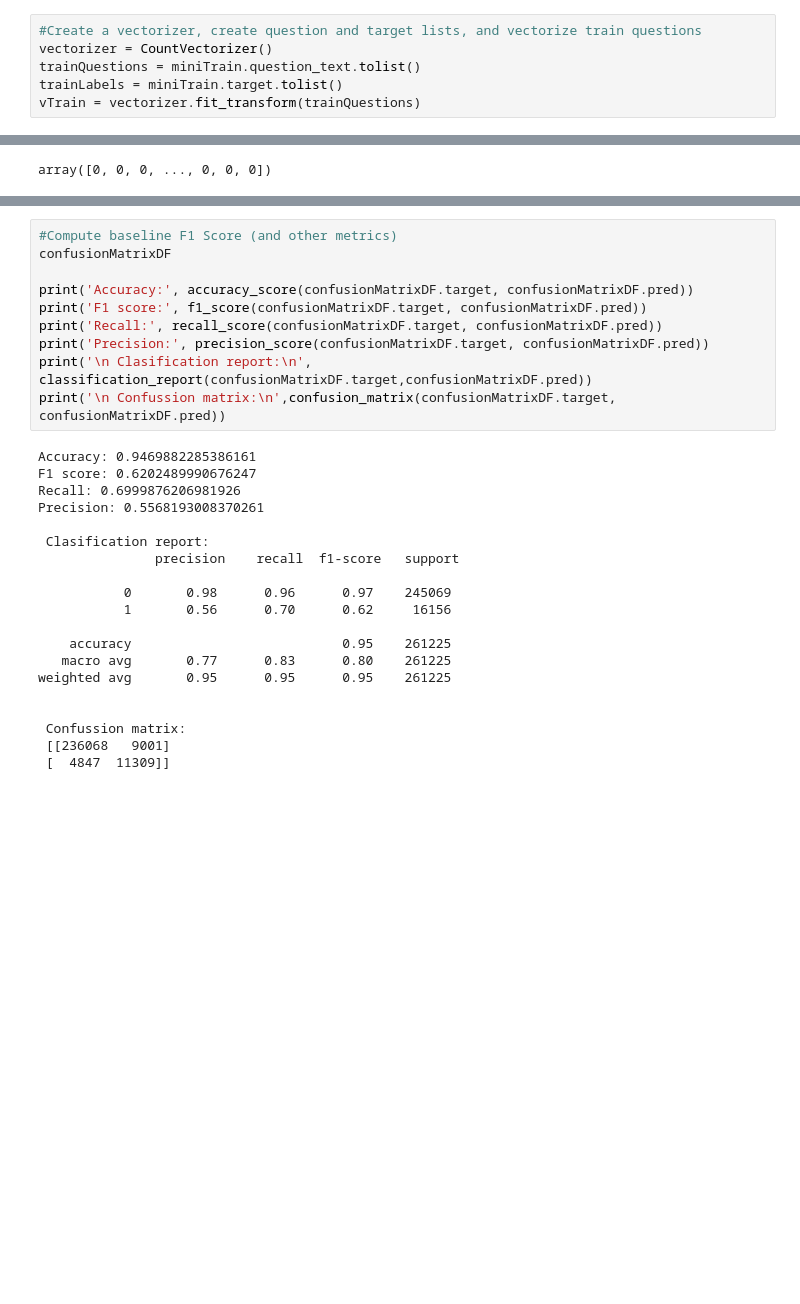
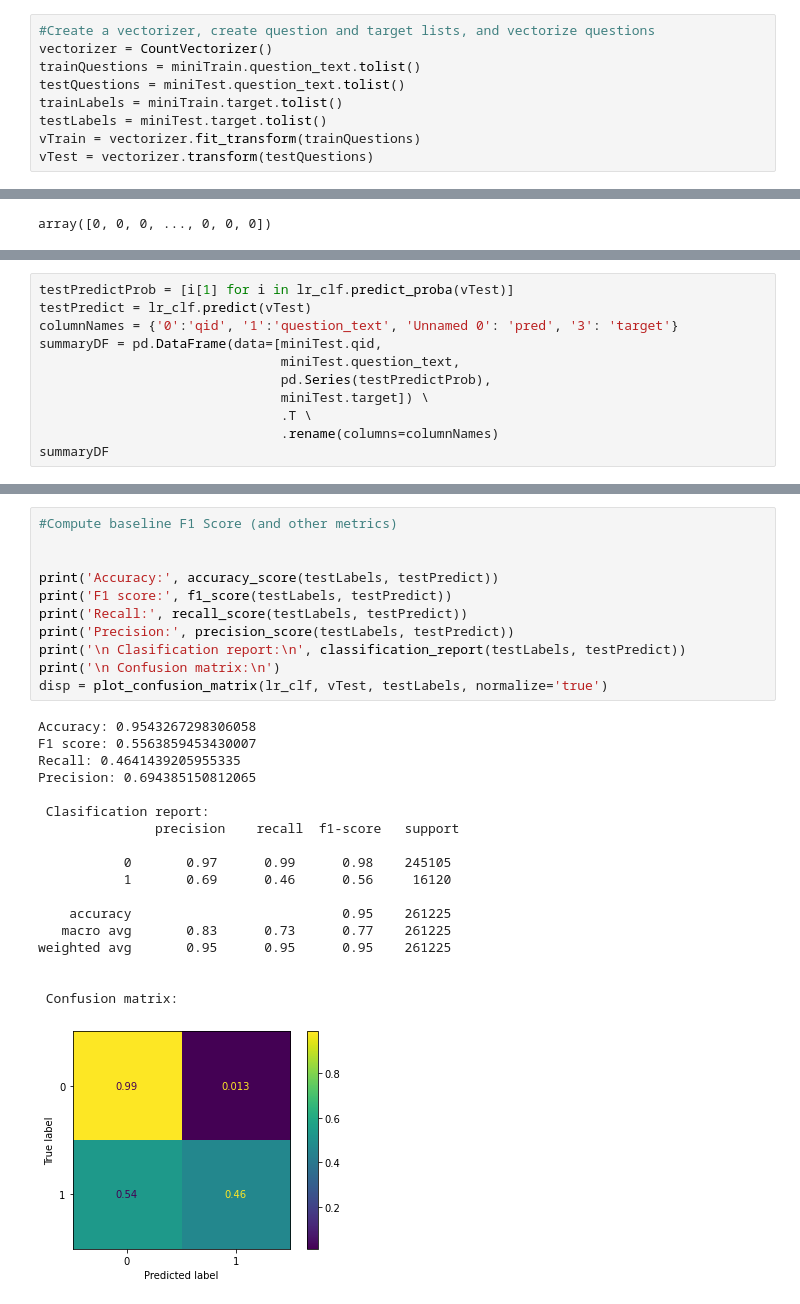
Before and after one commit to orgoca/W207FinalProject, a Jupyter notebook: Project2EDA.ipynb, the cells around one changed output, grey strips where cells are left out. Drawn from its saved outputs; the diff is of its cells as text; blank space fills up the shorter version.

```diff
--- a/Project2EDA.ipynb
+++ b/Project2EDA.ipynb
@@ -62,9 +71,12 @@ miniTest = pd.read_csv('miniTest.csv')
 # %%
-#Create a vectorizer, create question and target lists, and vectorize train questions
+#Create a vectorizer, create question and target lists, and vectorize questions
 vectorizer = CountVectorizer()
 trainQuestions = miniTrain.question_text.tolist()
+testQuestions = miniTest.question_text.tolist()
 trainLabels = miniTrain.target.tolist()
+testLabels = miniTest.target.tolist()
 vTrain = vectorizer.fit_transform(trainQuestions)
+vTest = vectorizer.transform(testQuestions)
 # %%
 #What is the vocabulary size, and create a bag of words
 print("vocab size: ", vTrain.shape)
@@ -219,0 +136,11 @@ See the caveats in the documentation: https://pandas.pydata.org/pandas-docs/stab
+# %%
+testPredictProb = [i[1] for i in lr_clf.predict_proba(vTest)]
+testPredict = lr_clf.predict(vTest)
+columnNames = {'0':'qid', '1':'question_text', 'Unnamed 0': 'pred', '3': 'target'}
+summaryDF = pd.DataFrame(data=[miniTest.qid,
+                               miniTest.question_text,
+                               pd.Series(testPredictProb),
+                               miniTest.target]) \
+                               .T \
+                               .rename(columns=columnNames)
+summaryDF
@@ -220,30 +161,30 @@ See the caveats in the documentation: https://pandas.pydata.org/pandas-docs/stab
 # %%
 #Compute baseline F1 Score (and other metrics)
-confusionMatrixDF
 
-print('Accuracy:', accuracy_score(confusionMatrixDF.target, confusionMatrixDF.pred))
-print('F1 score:', f1_score(confusionMatrixDF.target, confusionMatrixDF.pred))
-print('Recall:', recall_score(confusionMatrixDF.target, confusionMatrixDF.pred))
-print('Precision:', precision_score(confusionMatrixDF.target, confusionMatrixDF.pred))
-print('\n Clasification report:\n', classification_report(confusionMatrixDF.target,confusionMatrixDF.pred))
-print('\n Confussion matrix:\n',confusion_matrix(confusionMatrixDF.target, confusionMatrixDF.pred))
+
+print('Accuracy:', accuracy_score(testLabels, testPredict))
+print('F1 score:', f1_score(testLabels, testPredict))
+print('Recall:', recall_score(testLabels, testPredict))
+print('Precision:', precision_score(testLabels, testPredict))
+print('\n Clasification report:\n', classification_report(testLabels, testPredict))
+print('\n Confusion matrix:\n')
+disp = plot_confusion_matrix(lr_clf, vTest, testLabels, normalize='true')
 # %% [output]
-Accuracy: 0.9469882285386161
-F1 score: 0.6202489990676247
-Recall: 0.6999876206981926
-Precision: 0.5568193008370261
+Accuracy: 0.9543267298306058
+F1 score: 0.5563859453430007
+Recall: 0.4641439205955335
+Precision: 0.694385150812065
 
  Clasification report:
                precision    recall  f1-score   support
 
-           0       0.98      0.96      0.97    245069
-           1       0.56      0.70      0.62     16156
+           0       0.97      0.99      0.98    245105
+           1       0.69      0.46      0.56     16120
 
     accuracy                           0.95    261225
-   macro avg       0.77      0.83      0.80    261225
+   macro avg       0.83      0.73      0.77    261225
 weighted avg       0.95      0.95      0.95    261225
 
 
- Confussion matrix:
- [[236068   9001]
- [  4847  11309]]
+ Confusion matrix:
+[figure, added]
```
Also changed, not shown: parts of 27 cells of this notebook.
